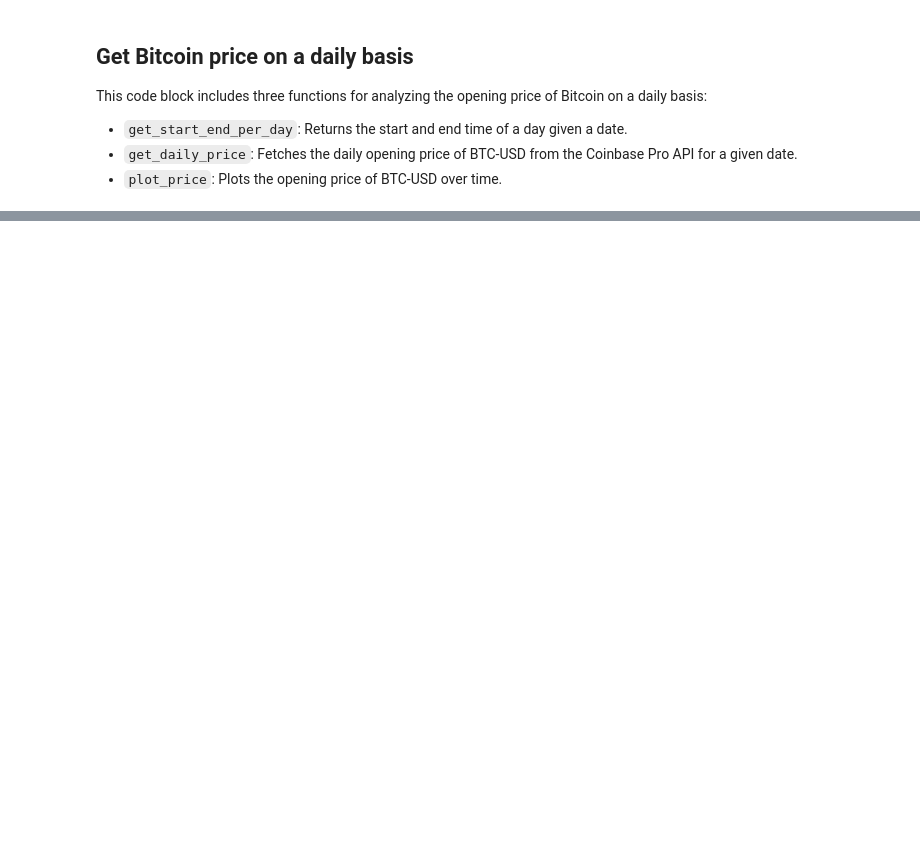
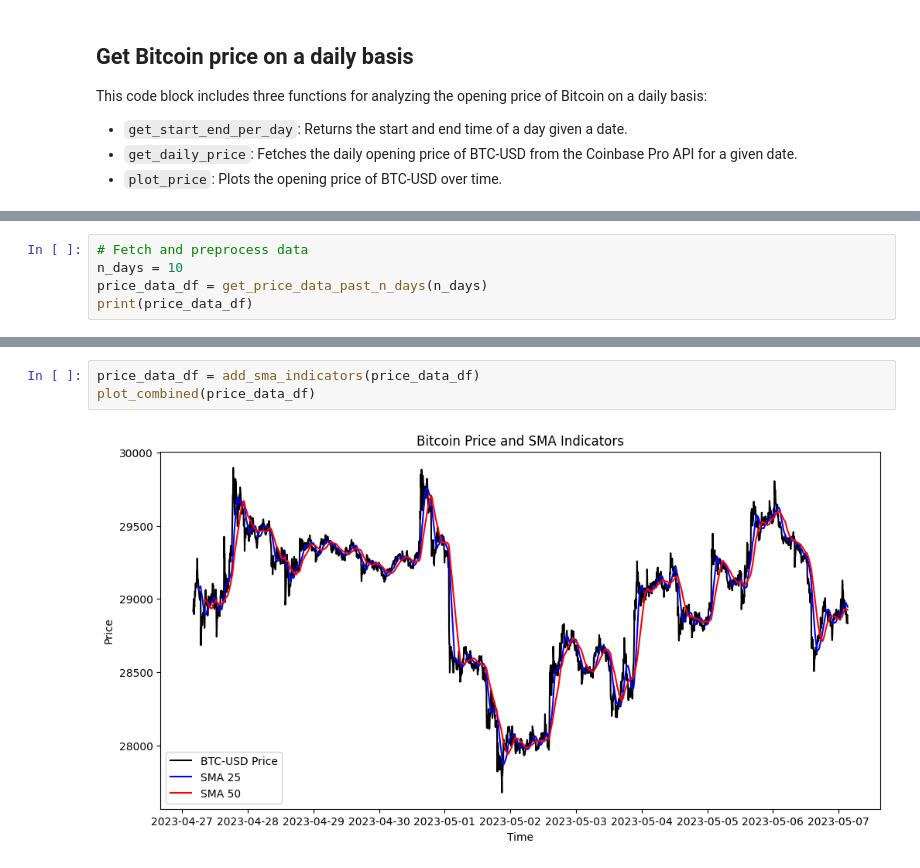
Before and after one commit to ansWenlong/Bitcoin_Bot, a Jupyter notebook: get_price.ipynb, the cells around one changed output, grey strips where cells are left out. Cells and saved outputs as stored; diff of their text form; blank space fills up the shorter version.

```diff
--- a/get_price.ipynb
+++ b/get_price.ipynb
@@ -158,0 +13,5 @@ plot_price(all_time_data, all_open_prices, title='BTC-USD Opening Price over the
+# %%
+# Fetch and preprocess data
+n_days = 10
+price_data_df = get_price_data_past_n_days(n_days)
+print(price_data_df)
@@ -158,0 +36,5 @@ plot_price(all_time_data, all_open_prices, title='BTC-USD Opening Price over the
+# %%
+price_data_df = add_sma_indicators(price_data_df)
+plot_combined(price_data_df)
+# %% [output]
+[figure, added]
```
Also changed, not shown: parts of 6 cells of this notebook, 3 other files.
